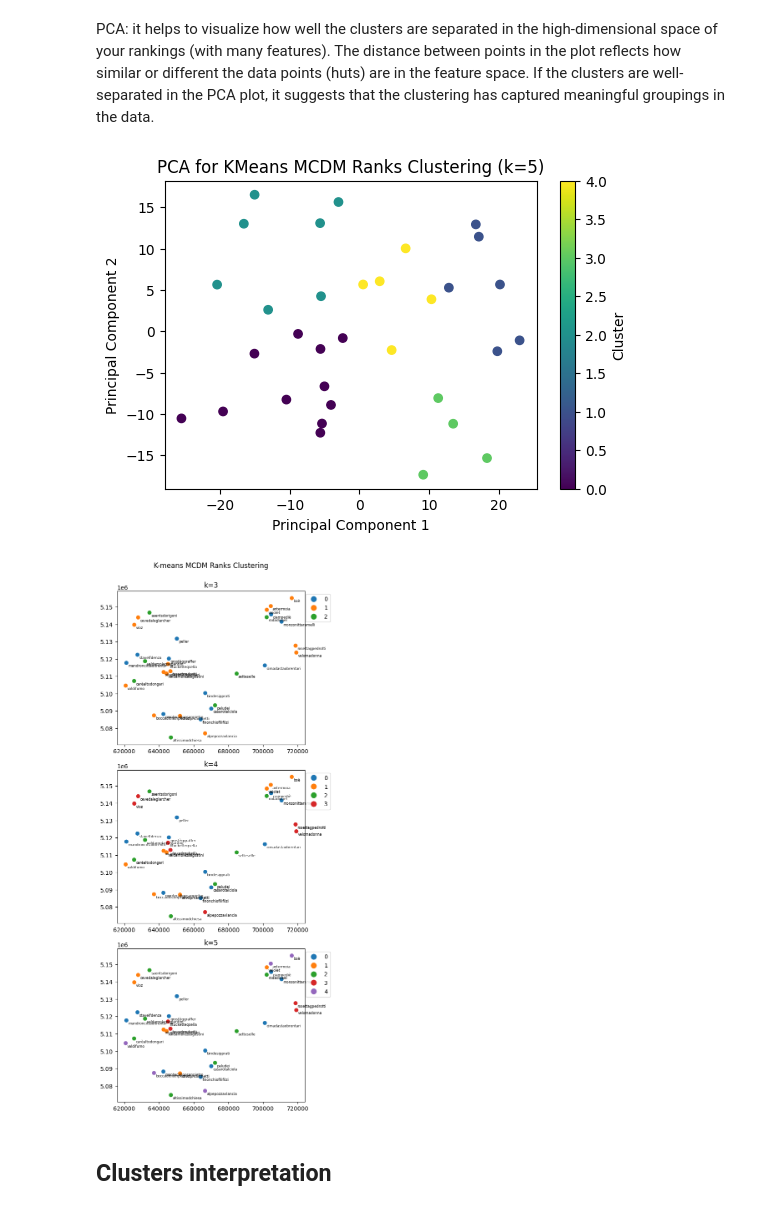
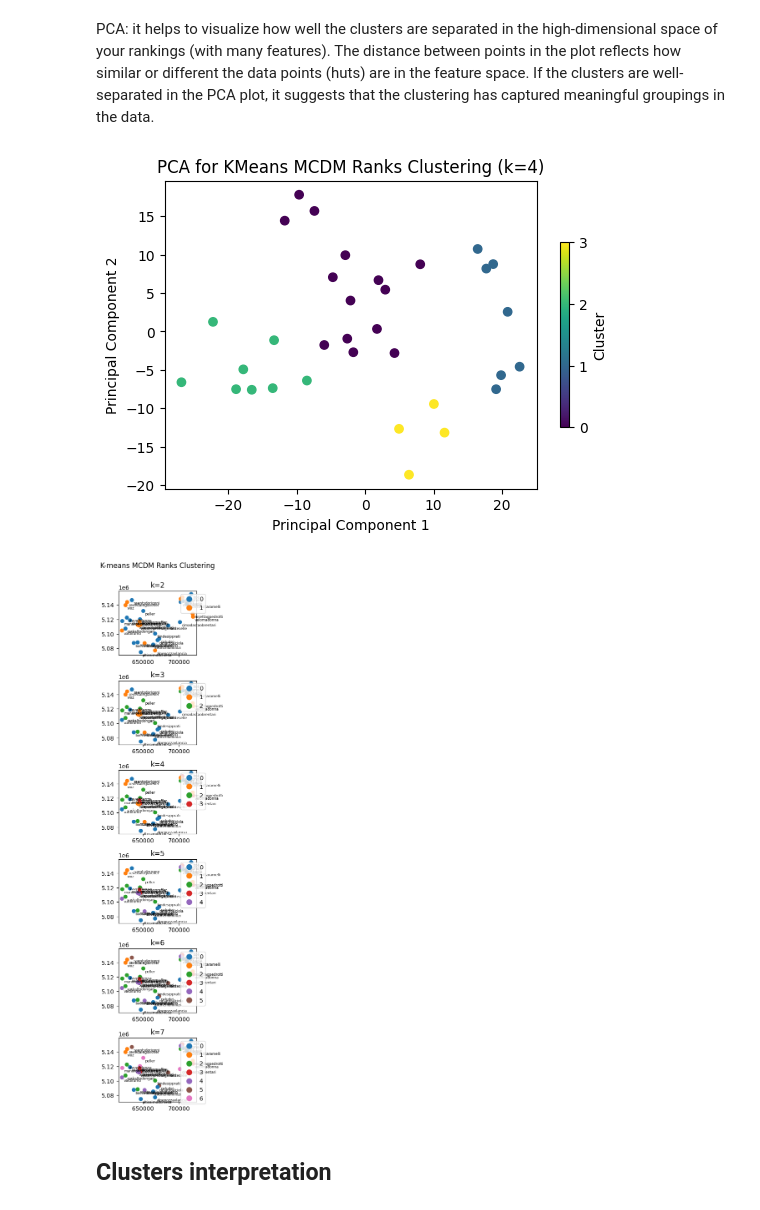
Before and after one commit to dclfbk/alpinehutsustainability, a Jupyter notebook: code/cluster_analysis.ipynb, the cells around one changed output. Drawn from its saved outputs; the diff is of its cells as text; code cells hidden in the pictures.

Commit message:
cluster plots and result files

```diff
--- a/code/cluster_analysis.ipynb
+++ b/code/cluster_analysis.ipynb
@@ -371,10 +377,19 @@ ranks_df = pd.read_csv("../results/rank_df.csv")
 ranks_gdf = ranks_df.merge(huts[['standard_name','geometry']], on='standard_name', how='left')
 ranks_gdf = gpd.GeoDataFrame(ranks_gdf, geometry='geometry', crs=huts.crs)
 
-configurations_cols = ['TOPSIS_custom', 'PROMETHEE_II_custom', 'VIKOR_custom']#ranks_gdf.columns[1:-1] # exclude standard_name & geometry
+configurations_cols = ['TOPSIS_custom', 'PROMETHEE_II_custom', 'VIKOR_custom']
 
+inertia_values = []
+silhouette_scores = []
 ranks_cluster_stats = {}
-for k in range(3, 6):
+
+k_values = range(2, 8)
+for k in k_values:
     kmeans = KMeans(n_clusters=k, random_state=42)
     ranks_gdf[f'cluster_kmeans_k{k}'] = kmeans.fit_predict(ranks_gdf[configurations_cols])
-    ranks_cluster_stats[f"k{k}"] = ranks_gdf.groupby(f'cluster_kmeans_k{k}')[configurations_cols].agg(['mean', 'median', 'std', 'min', 'max'])
+    # metrics
+    inertia_values.append(kmeans.inertia_)
+    sil_score = silhouette_score(ranks_gdf[configurations_cols], kmeans.labels_)
+    silhouette_scores.append(sil_score)
+    # cluster stats
+    ranks_cluster_stats[f"k{k}"] = ranks_gdf.groupby(f'cluster_kmeans_k{k}')[configurations_cols].agg(['mean', 'std', 'min', 'max'])
@@ -383,24 +416,25 @@ PCA: it helps to visualize how well the clusters are separated in the high-dimen
 # %%
 # Visualize clustering using PCA for dimensionality reduction (since we have many features)
 pca = PCA(n_components=2)
 pca_components = pca.fit_transform(ranks_gdf[configurations_cols])
 
-k = 5
+k = 4
+
 # Plot clusters in 2D (first two principal components)
 plt.figure(figsize=(6, 4))
-plt.scatter(pca_components[:, 0], pca_components[:, 1], c=ranks_gdf[f'cluster_kmeans_k{k}'], cmap='viridis')
+plt.scatter(pca_components[:, 0], pca_components[:, 1], c=ranks_gdf[f'cluster_kmeans_k{k}'] ,cmap='viridis')
 plt.title(f'PCA for KMeans MCDM Ranks Clustering (k={k})')
 plt.xlabel('Principal Component 1')
 plt.ylabel('Principal Component 2')
-plt.colorbar(label='Cluster')
+plt.colorbar(label='Cluster', shrink=0.6, ticks=range(0, 4, 1))
 plt.show()
 # %% [output]
-[figure, old version]
+[figure, new version]
 # %%
 # Plot clusters on map
 cluster_cols = [col for col in ranks_gdf.columns if 'cluster_kmeans_k' in col ]
 plot_kmeans_geo(ranks_gdf, cluster_cols, "MCDM Ranks")
 # %% [output]
-[figure, old version]
+[figure, new version]
 # %% [markdown]
 ## Clusters interpretation
```
Also changed, not shown: parts of 23 cells of this notebook, 3 other files.
